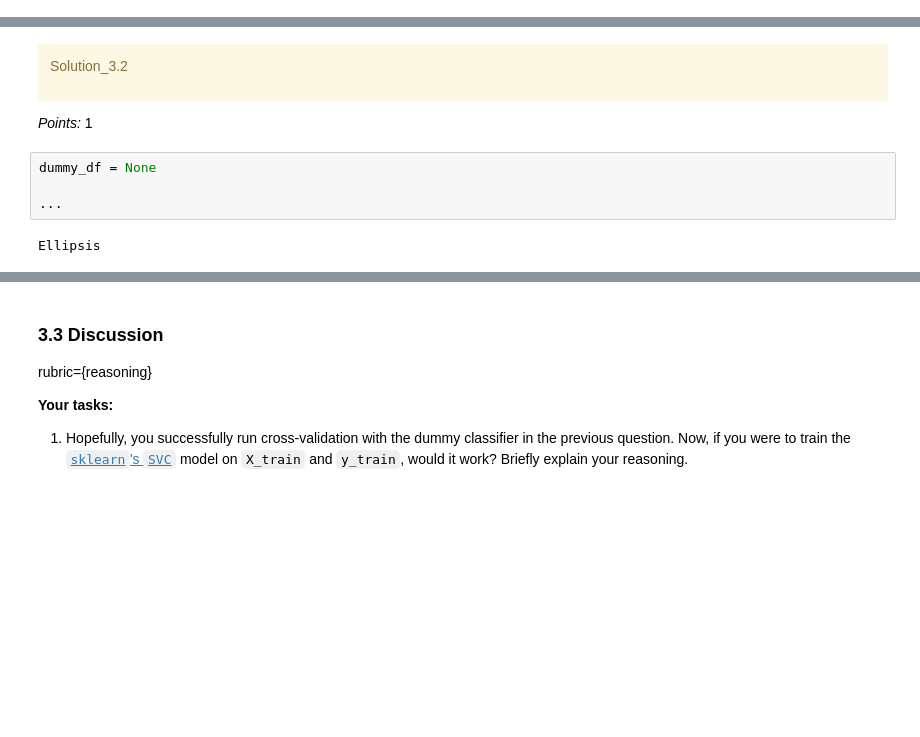
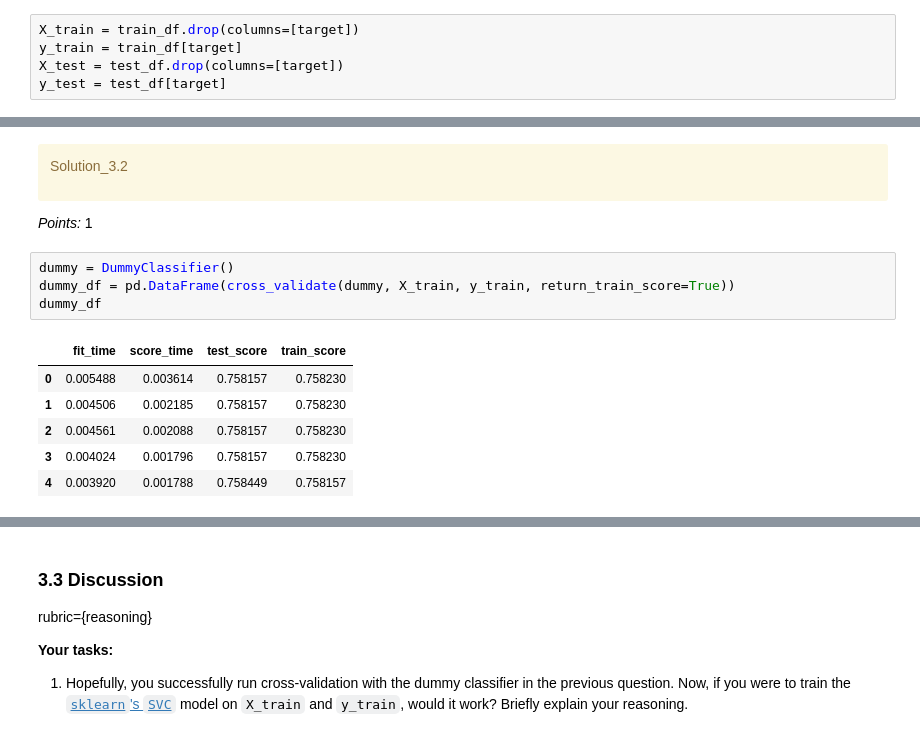
Before and after one commit to am-codez/CPSC330_HW3, a Jupyter notebook: hw3.ipynb, the cells around one changed output, grey strips where cells are left out. Drawn from its saved outputs; the diff is of its cells as text; blank space fills up the shorter version.

```diff
--- a/hw3.ipynb
+++ b/hw3.ipynb
@@ -460,3 +435,8 @@ Ellipsis
+# %%
+X_train = train_df.drop(columns=[target])
+y_train = train_df[target]
+X_test = test_df.drop(columns=[target])
+y_test = test_df[target]
 # %%
 grader.check("q3.1")
 # %% [output]
@@ -494,12 +458,17 @@ Solution_3.2
 </div>
 
 _Points:_ 1
-# %%
-dummy_df = None
-
-...
-# %% [output]
-Ellipsis
+# %%
+dummy = DummyClassifier()
+dummy_df = pd.DataFrame(cross_validate(dummy, X_train, y_train, return_train_score=True))
+dummy_df
+# %% [output]
+|  | fit_time | score_time | test_score | train_score |
+| 0 | 0.005488 | 0.003614 | 0.758157 | 0.758230 |
+| 1 | 0.004506 | 0.002185 | 0.758157 | 0.758230 |
+| 2 | 0.004561 | 0.002088 | 0.758157 | 0.758230 |
+| 3 | 0.004024 | 0.001796 | 0.758157 | 0.758230 |
+| 4 | 0.003920 | 0.001788 | 0.758449 | 0.758157 |
 # %%
 grader.check("q3.2")
 # %% [output]
```
Also changed, not shown: parts of 10 cells of this notebook.
